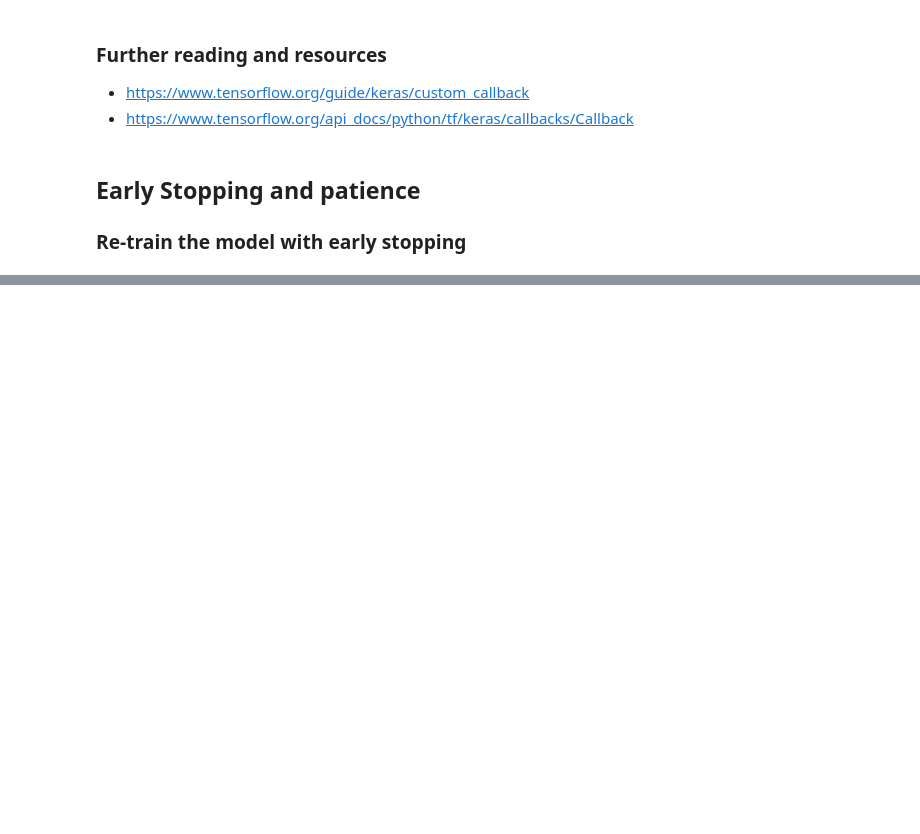
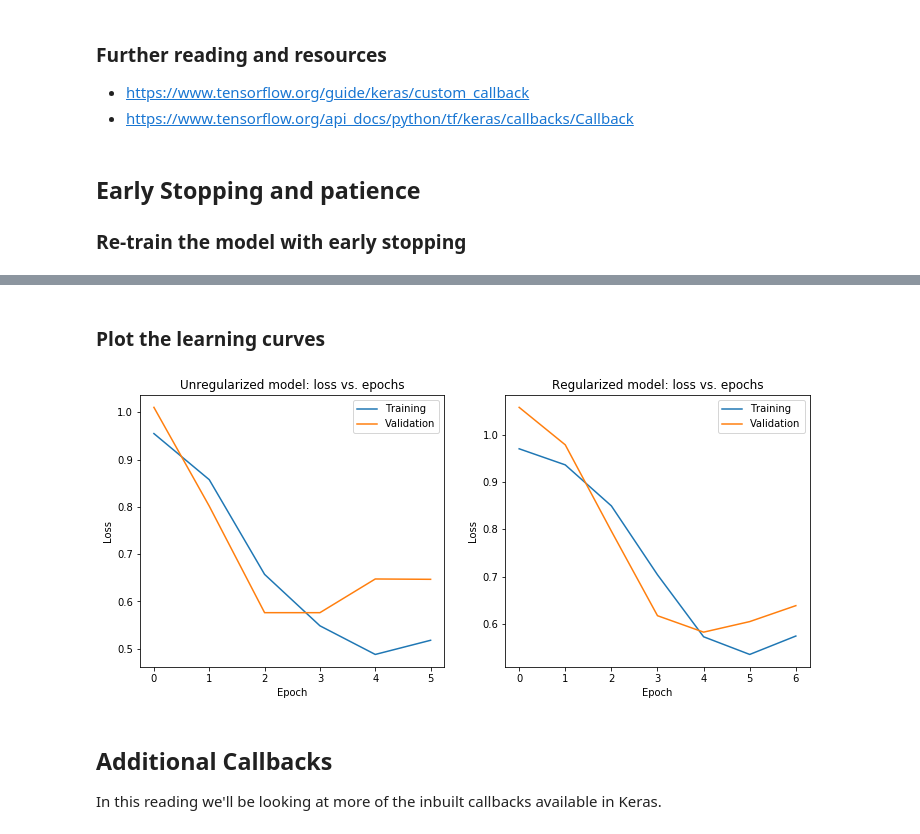
Before and after one commit to anilkunwar/coursera, a Jupyter notebook: ucl_getting_started_with_tf2/week3-Validation-Regularization-and-Callback.ipynb, the cells around one changed output, grey strips where cells are left out. Cells and saved outputs as stored; diff of their text form; code cells hidden in the pictures; blank space fills up the shorter version.

```diff
--- a/ucl_getting_started_with_tf2/week3-Validation-Regularization-and-Callback.ipynb
+++ b/ucl_getting_started_with_tf2/week3-Validation-Regularization-and-Callback.ipynb
@@ -662,7 +662,7 @@ unregularized_model = get_model()
 unregularized_model.compile(optimizer='adam', loss='mse')
 unreg_history = unregularized_model.fit(train_data, train_target, epochs=100,
                                         validation_split=0.15, batch_size=64, verbose=False,
-                                        callbacks=[tf.keras.callbacks.EarlyStopping()])
+                                        callbacks=[tf.keras.callbacks.EarlyStopping(patience=2)])
 # %%
 # Evaluate the model on the test set
 unregularized_model.evaluate(test_data, test_target, verbose=2)
@@ -675,7 +675,7 @@ regularized_model = get_regularized_model(1e-8, 0.2)
 regularized_model.compile(optimizer='adam', loss='mse')
 reg_history = regularized_model.fit(train_data, train_target, epochs=100,
                                     validation_split=0.15, batch_size=64, verbose=False,
-                                    callbacks=[tf.keras.callbacks.EarlyStopping()])
+                                    callbacks=[tf.keras.callbacks.EarlyStopping(patience=2)])
 # %%
 regularized_model.evaluate(test_data, test_target, verbose=2)
 # %% [output]
@@ -683,0 +684,29 @@ regularized_model.evaluate(test_data, test_target, verbose=2)
+# %% [markdown]
+### Plot the learning curves
+# %%
+fig = plt.figure(figsize=(12, 5))
+
+fig.add_subplot(121)
+
+plt.plot(unreg_history.history['loss'])
+plt.plot(unreg_history.history['val_loss'])
+plt.title("Unregularized model: loss vs. epochs")
+plt.ylabel("Loss")
+plt.xlabel("Epoch")
+plt.legend(['Training', 'Validation'], loc='best')
+
+fig.add_subplot(122)
+
+plt.plot(reg_history.history['loss'])
+plt.plot(reg_history.history['val_loss'])
+plt.title("Regularized model: loss vs. epochs")
+plt.ylabel("Loss")
+plt.xlabel("Epoch")
+plt.legend(['Training', 'Validation'], loc='best')
+
+plt.show()
+# %% [output]
+[figure, added]
+# %% [markdown]
+## Additional Callbacks
+In this reading we'll be looking at more of the inbuilt callbacks available in Keras.
```
Also changed, not shown: parts of 33 cells of this notebook, 1 other file.
